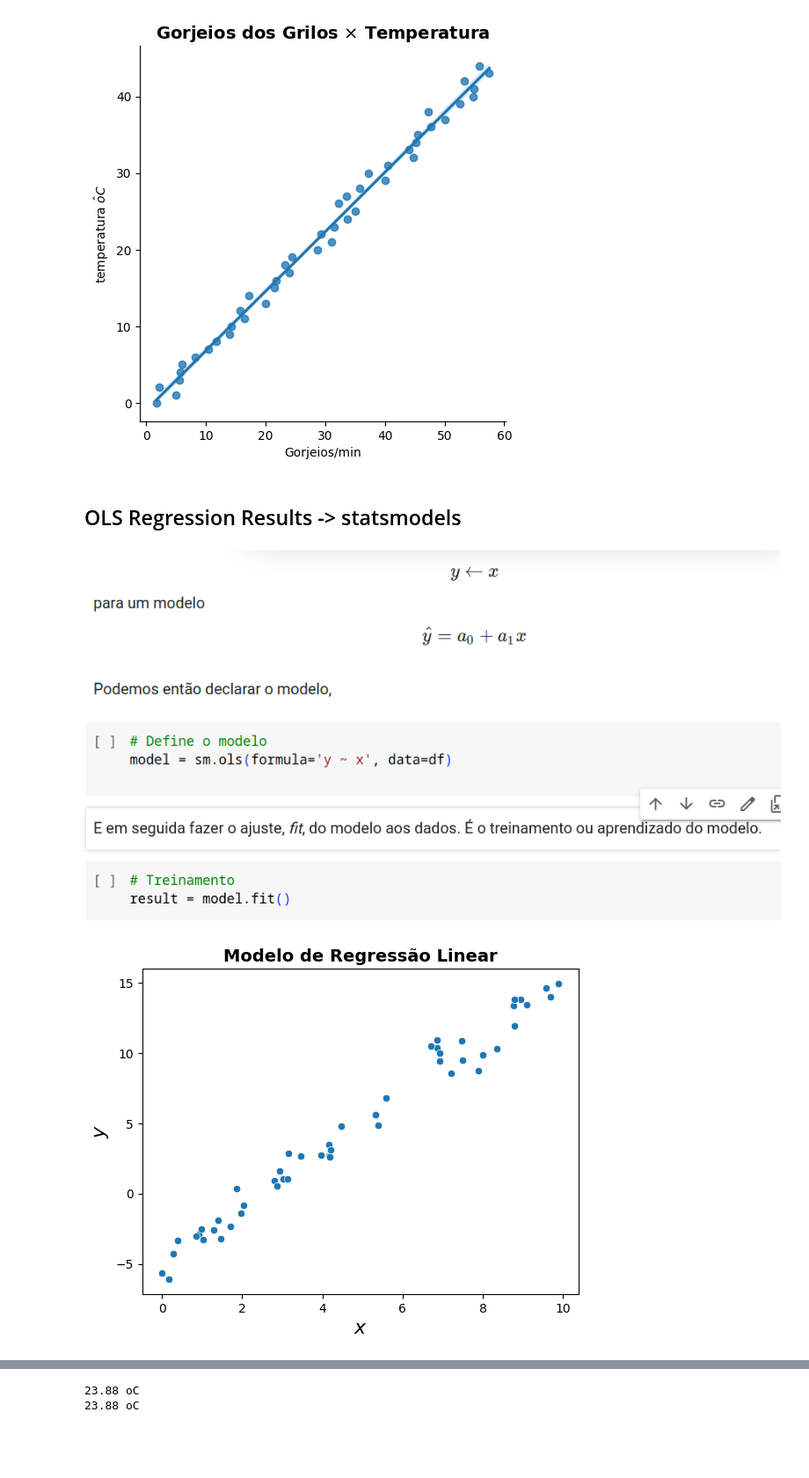
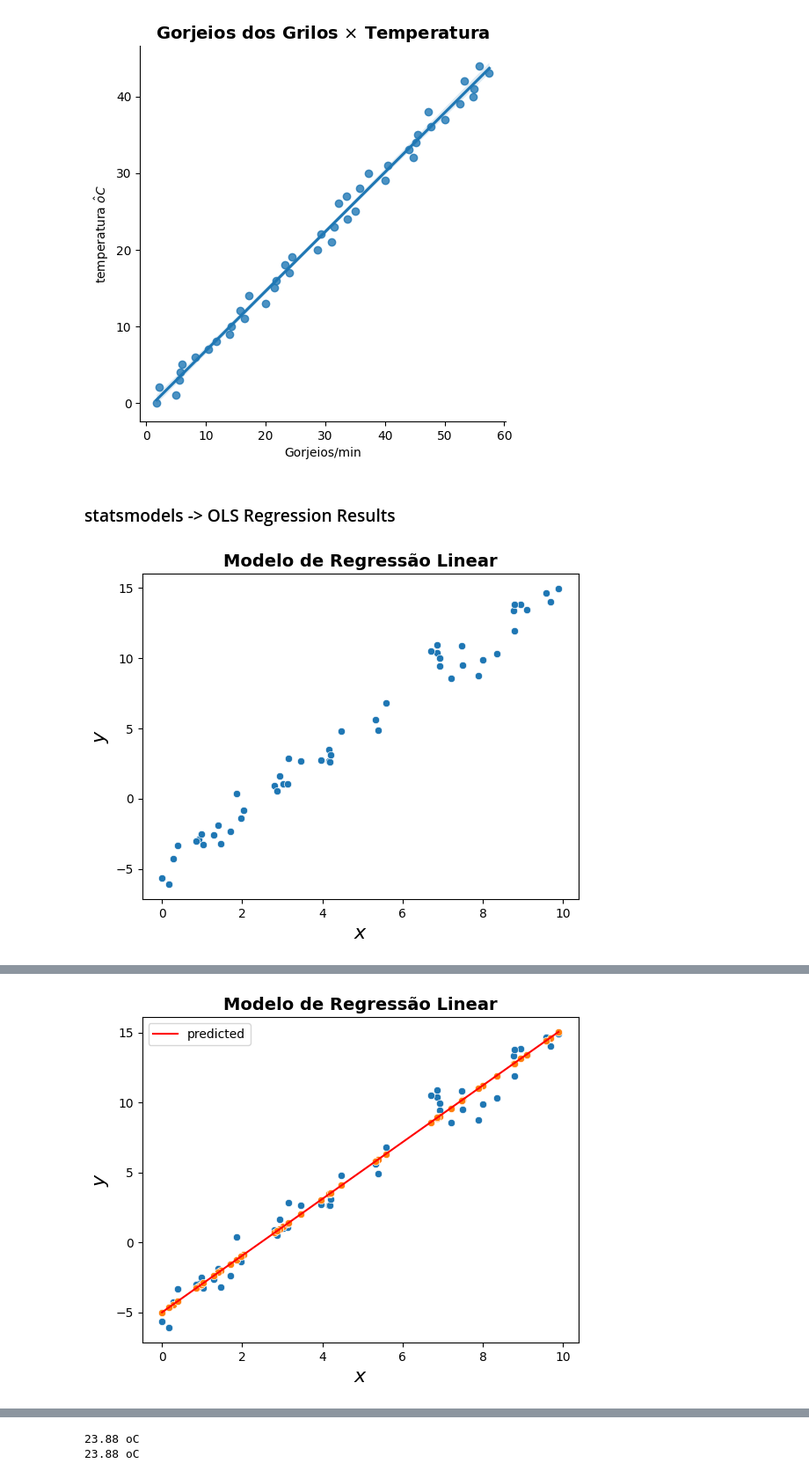
Before and after one commit to AnaMarcacini/CienciaDeDados, a Jupyter notebook: P3/Resumao.ipynb, the cells around one changed output, grey strips where cells are left out. Shown at 88% size. Drawn from its saved outputs; the diff is of its cells as text; code cells hidden in the pictures; blank space fills up the shorter version.

```diff
--- a/P3/Resumao.ipynb
+++ b/P3/Resumao.ipynb
@@ -186,9 +228,7 @@ plt.show()
 # %% [output]
 [figure]
 # %% [markdown]
-## OLS Regression Results -> statsmodels
+### statsmodels -> OLS Regression Results
-# %% [markdown]
-![regLinear.png](attachment:regLinear.png)
 # %%
 import statsmodels.formula.api as sm
 rng = np.random.RandomState(1)
@@ -201,15 +241,29 @@ plt.xlabel('$x$', fontsize=16)
 plt.ylabel('$y$', fontsize=16)
 plt.show()
 
-
-df = pd.DataFrame({'x':x,'y':y})
-df.head()
-
+# ______________________________________________________________________________________
+df2 = pd.DataFrame({'x':x,'y':y})
+df2.head()
+#Para um modelo y <-x
+        # ŷ = a0 + a1x
 # Define o modelo
-model = sm.ols(formula='y ~ x', data=df)
+model = sm.ols(formula='y ~ x', data=df2)
 # Treinamento
 result = model.fit()
 print(result.summary())
+# ______________________________________________________________________________________
+
+df2['predicted'] = result.predict(df2.x)
+sns.scatterplot(x='x',y='y',data=df2)
+sns.scatterplot(x='x',y='predicted',data=df2)
+sns.lineplot(x='x',y='predicted',data=df2,color='red', label='predicted')
+
+plt.title('Modelo de Regressão Linear', fontsize=14, weight='bold')
+plt.xlabel('$x$', fontsize=16)
+plt.ylabel('$y$', fontsize=16)
+
+plt.legend()
+plt.show()
 # %% [output]
 [figure]
                             OLS Regression Results
@@ -222,10 +276,11 @@ Time:                        22:37:45   Log-Likelihood:                -65.935
 No. Observations:                  50   AIC:                             135.9
 Df Residuals:                      48   BIC:                             139.7
 Df Model:                           1
 Covariance Type:            nonrobust
 ==============================================================================
 ... (9 lines left out)
 ==============================================================================
 
 Notes:
 [1] Standard Errors assume that the covariance matrix of the errors is correctly specified.
+[figure, added]
```
Also changed, not shown: parts of 30 cells of this notebook.
